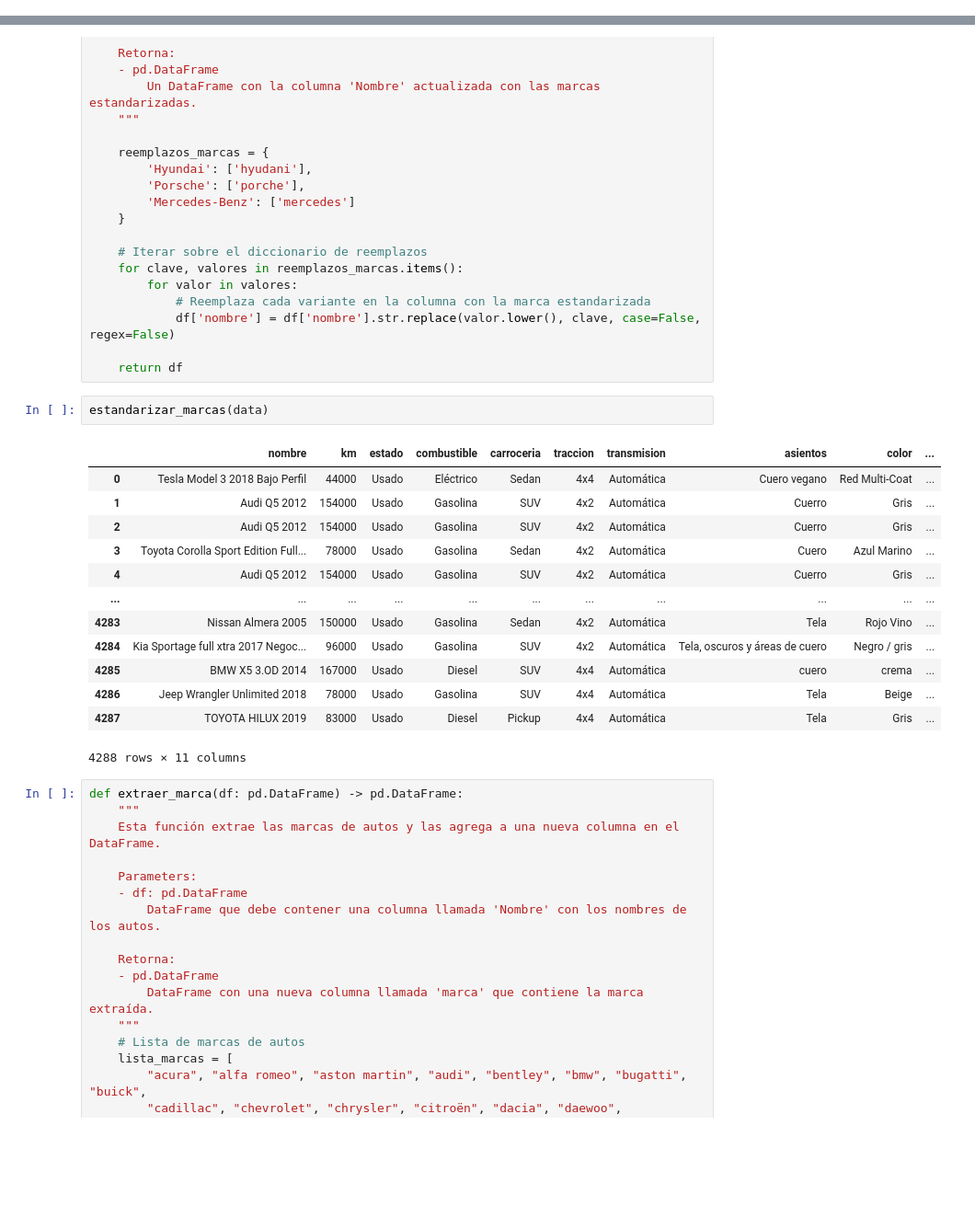
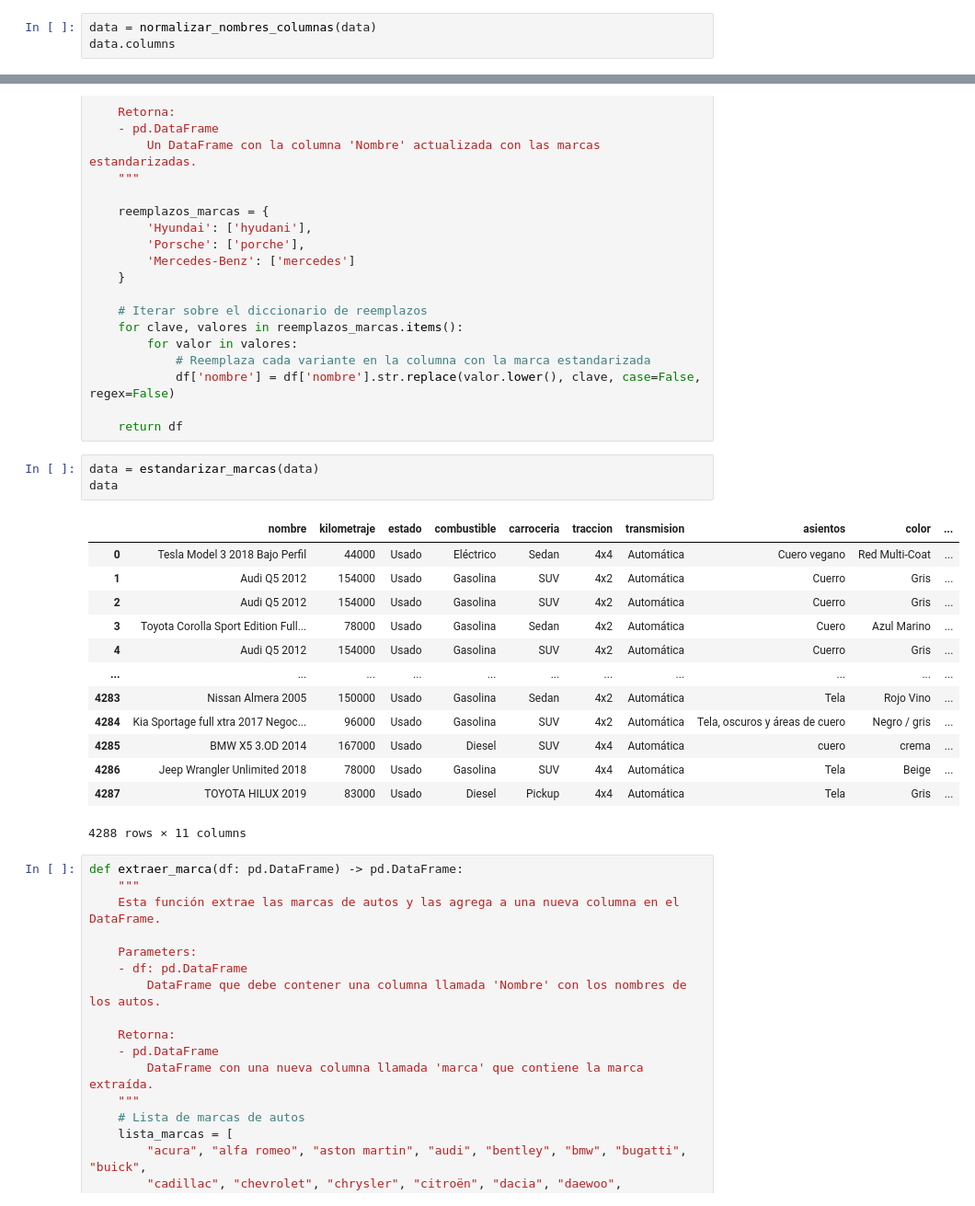
Before and after one commit to PabloJRW/web-scrapers, a Jupyter notebook: scripts/processing/geeky_transformation.ipynb, the cells around one changed output, grey strips where cells are left out. Shown at 92% size. Saved outputs shown, nothing was run; the diff lists cells and outputs as text; blank space fills up the shorter version.

```diff
--- a/scripts/processing/geeky_transformation.ipynb
+++ b/scripts/processing/geeky_transformation.ipynb
@@ -67,0 +54,3 @@ normalizar_nombres_columnas(data)
+# %%
+data = normalizar_nombres_columnas(data)
+data.columns
@@ -120,22 +114,23 @@ def estandarizar_marcas(df: pd.DataFrame) -> pd.DataFrame:
             df['nombre'] = df['nombre'].str.replace(valor.lower(), clave, case=False, regex=False)
 
     return df
-# %%
-estandarizar_marcas(data)
-# %% [output]
-|  | nombre | km | estado | combustible | carroceria | traccion | transmision | asientos | color | ... |
-| 0 | Tesla Model 3 2018 Bajo Perfil | 44000 | Usado | Eléctrico | Sedan | 4x4 | Automática | Cuero vegano | Red Multi-Coat | ... |
-| 1 | Audi Q5 2012 | 154000 | Usado | Gasolina | SUV | 4x2 | Automática | Cuerro | Gris | ... |
-| 2 | Audi Q5 2012 | 154000 | Usado | Gasolina | SUV | 4x2 | Automática | Cuerro | Gris | ... |
-| 3 | Toyota Corolla Sport Edition Full... | 78000 | Usado | Gasolina | Sedan | 4x2 | Automática | Cuero | Azul Marino | ... |
-| 4 | Audi Q5 2012 | 154000 | Usado | Gasolina | SUV | 4x2 | Automática | Cuerro | Gris | ... |
-| ... | ... | ... | ... | ... | ... | ... | ... | ... | ... | ... |
-| 4283 | Nissan Almera 2005 | 150000 | Usado | Gasolina | Sedan | 4x2 | Automática | Tela | Rojo Vino | ... |
-| 4284 | Kia Sportage full xtra 2017 Negoc... | 96000 | Usado | Gasolina | SUV | 4x2 | Automática | Tela, oscuros y áreas de cuero | Negro / gris | ... |
-| 4285 | BMW X5 3.OD 2014 | 167000 | Usado | Diesel | SUV | 4x4 | Automática | cuero | crema | ... |
-| 4286 | Jeep Wrangler Unlimited 2018 | 78000 | Usado | Gasolina | SUV | 4x4 | Automática | Tela | Beige | ... |
-| 4287 | TOYOTA HILUX 2019 | 83000 | Usado | Diesel | Pickup | 4x4 | Automática | Tela | Gris | ... |
-4288 rows × 11 columns
+# %%
+data = estandarizar_marcas(data)
+data
+# %% [output]
+|  | nombre | kilometraje | estado | combustible | carroceria | traccion | transmision | asientos | color | ... |
+| 0 | Tesla Model 3 2018 Bajo Perfil | 44000 | Usado | Eléctrico | Sedan | 4x4 | Automática | Cuero vegano | Red Multi-Coat | ... |
+| 1 | Audi Q5 2012 | 154000 | Usado | Gasolina | SUV | 4x2 | Automática | Cuerro | Gris | ... |
+| 2 | Audi Q5 2012 | 154000 | Usado | Gasolina | SUV | 4x2 | Automática | Cuerro | Gris | ... |
+| 3 | Toyota Corolla Sport Edition Full... | 78000 | Usado | Gasolina | Sedan | 4x2 | Automática | Cuero | Azul Marino | ... |
+| 4 | Audi Q5 2012 | 154000 | Usado | Gasolina | SUV | 4x2 | Automática | Cuerro | Gris | ... |
+| ... | ... | ... | ... | ... | ... | ... | ... | ... | ... | ... |
+| 4283 | Nissan Almera 2005 | 150000 | Usado | Gasolina | Sedan | 4x2 | Automática | Tela | Rojo Vino | ... |
+| 4284 | Kia Sportage full xtra 2017 Negoc... | 96000 | Usado | Gasolina | SUV | 4x2 | Automática | Tela, oscuros y áreas de cuero | Negro / gris | ... |
+| 4285 | BMW X5 3.OD 2014 | 167000 | Usado | Diesel | SUV | 4x4 | Automática | cuero | crema | ... |
+| 4286 | Jeep Wrangler Unlimited 2018 | 78000 | Usado | Gasolina | SUV | 4x4 | Automática | Tela | Beige | ... |
+| 4287 | TOYOTA HILUX 2019 | 83000 | Usado | Diesel | Pickup | 4x4 | Automática | Tela | Gris | ... |
+4288 rows × 11 columns
 # %%
 def extraer_marca(df: pd.DataFrame) -> pd.DataFrame:
     """
```
Also changed, not shown: parts of 19 cells of this notebook, 12 other files.
